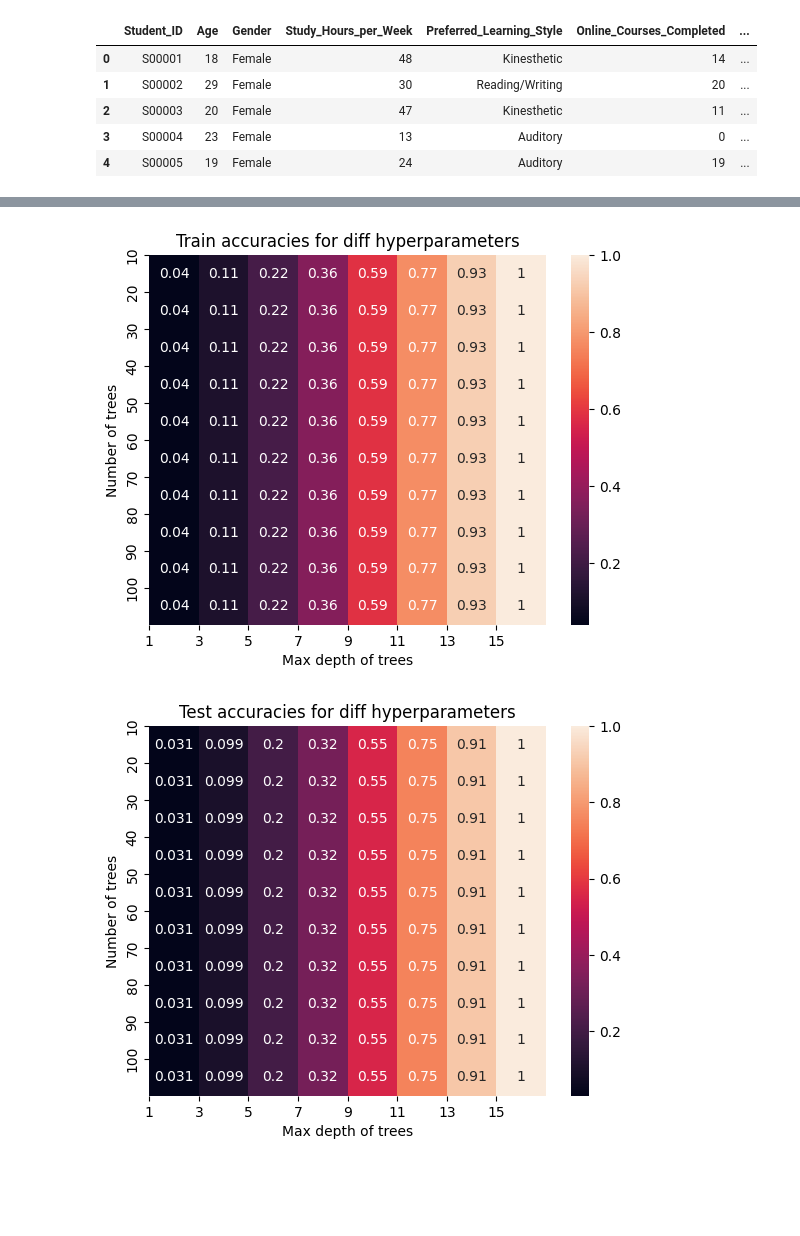
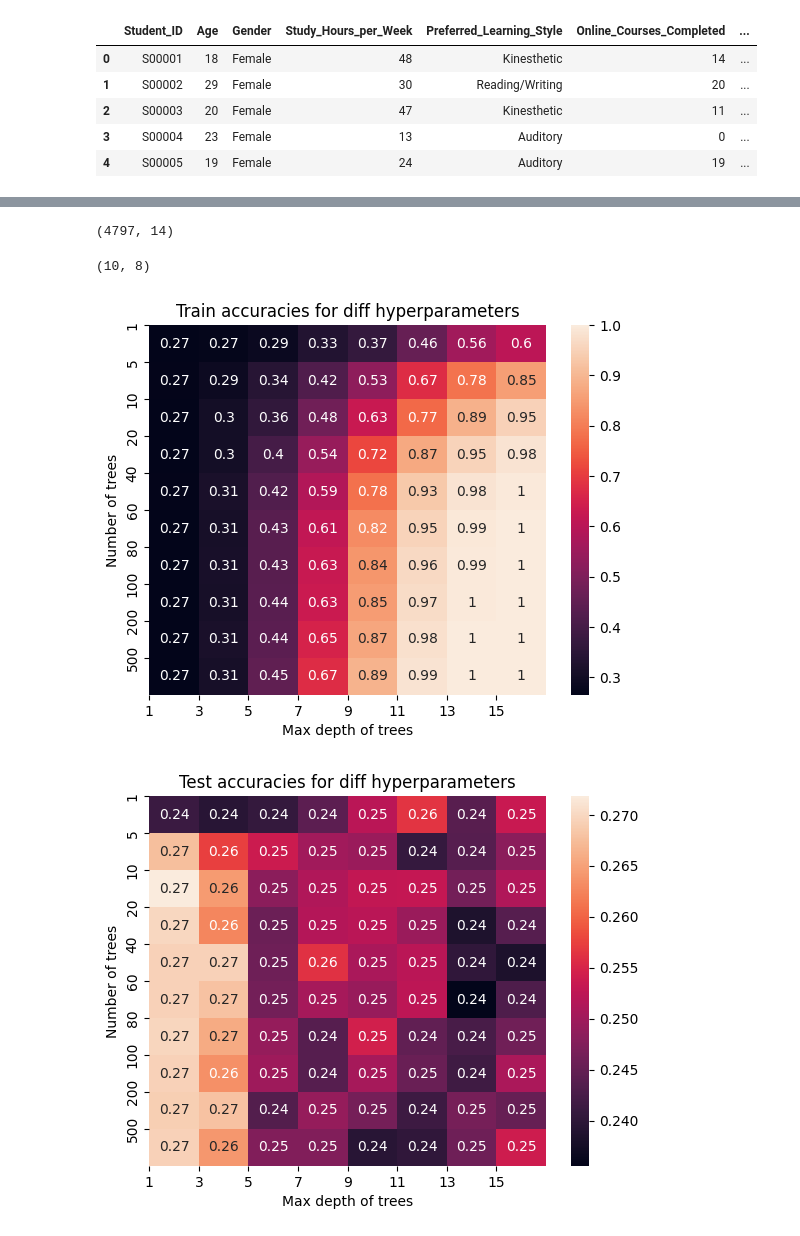
Before and after one commit to arjuna2112/TMDL2025, a Jupyter notebook: Student_performance.ipynb, the cells around one changed output, grey strips where cells are left out. Saved outputs shown, nothing was run; the diff lists cells and outputs as text; code cells hidden in the pictures; blank space fills up the shorter version.

```diff
--- a/Student_performance.ipynb
+++ b/Student_performance.ipynb
@@ -202,29 +221,5 @@ for tree_idx, n_trees in tqdm(enumerate(n_trees), total=len(n_trees)):
-# %%
-import seaborn as sns
-# Figure 1
-plt.figure()
-sns.heatmap(train_acc_mean, annot=True) # create seaborn heatmap with annotations
-# add proper xticklabels and yticklabels
-plt.ylabel("Number of trees")
-plt.xlabel("Max depth of trees")
-plt.yticks(ticks=np.arange(0,10), labels=np.arange(10,101,10))
-plt.xticks(np.arange(0,8), depths)
-# add a title
-plt.title("Train accuracies for diff hyperparameters")
-plt.show()
-
-# Figure 2
-plt.figure()
-# create seaborn heatmap with annotations
-sns.heatmap(test_acc_mean, annot=True)
-# add proper xticklabels and yticklabels
-plt.ylabel("Number of trees")
-plt.xlabel("Max depth of trees")
-plt.yticks(np.arange(0,10), np.arange(10,101,10))
-plt.xticks(np.arange(0,8), depths)
-# add a title
-plt.title("Test accuracies for diff hyperparameters")
-plt.show()
-# %% [output]
-[figure, removed]
-[figure, removed]
+# %%
+# verifying whether the shape of the data is suitable for the machine learning models we want to use
+train_X.shape
+# %% [output]
+(4797, 14)
@@ -231 +259,32 @@ plt.show()
+# %%
+print(train_acc_mean.shape)
+# %% [output]
+(10, 8)
+# %%
+# creating a seaborn heatmap to show the train accuracies in
+plt.figure()
+sns.heatmap(train_acc_mean, annot=True)
+# arranging the axes of the plot
+plt.ylabel("Number of trees")
+plt.xlabel("Max depth of trees")
+plt.yticks(np.arange(0,10), [1,5,10,20,40,60,80,100,200,500])
+plt.xticks(np.arange(0,8), depths)
+# adding a title
+plt.title("Train accuracies for diff hyperparameters")
+plt.show()
+
+# creating a seaborn heatmap to show the test accuracies in
+plt.figure()
+sns.heatmap(test_acc_mean, annot=True)
+# arranging the axes of the plot
+plt.ylabel("Number of trees")
+plt.xlabel("Max depth of trees")
+plt.yticks(np.arange(0,10), [1,5,10,20,40,60,80,100,200,500])
+plt.xticks(np.arange(0,8), depths)
+# adding a title
+plt.title("Test accuracies for diff hyperparameters")
+plt.show()
+# %% [output]
+[figure, added]
+[figure, added]
 # %%
```
Also changed, not shown: parts of 21 cells of this notebook.
